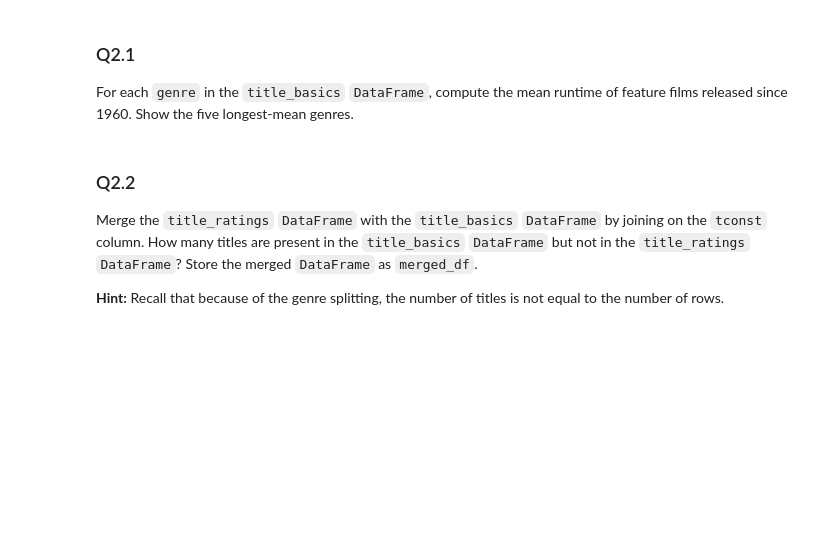
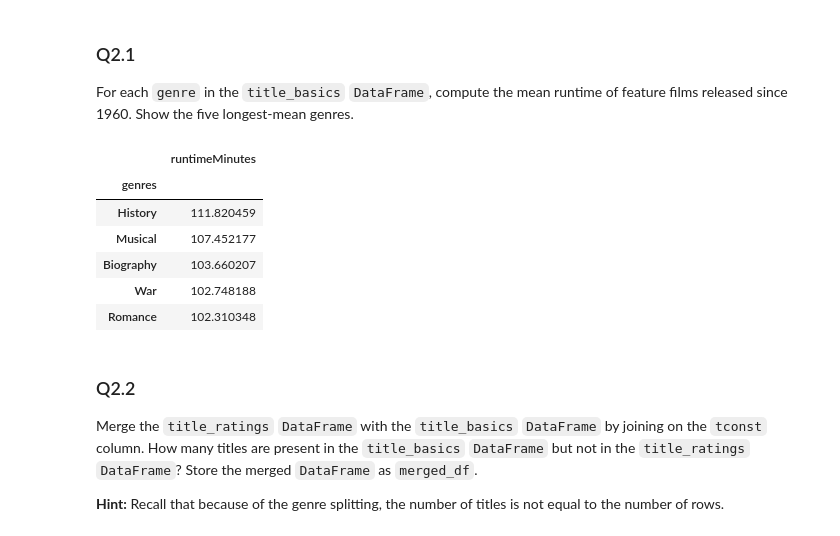
Before and after one commit to kyzyc/CS189_2025Fall_GA_Template, a Jupyter notebook: disc/disc1/disc1_notebook.ipynb, the cells around one changed output. Cells and saved outputs as stored; diff of their text form; code cells hidden in the pictures; blank space fills up the shorter version.

```diff
--- a/disc/disc1/disc1_notebook.ipynb
+++ b/disc/disc1/disc1_notebook.ipynb
@@ -306,6 +336,20 @@ Show the five longest-mean genres.
 # %%
 
 # YOUR CODE HERE
+feature_films_1960 = title_basics[(title_basics['titleType'] == 'movie') &
+                                  (title_basics['year'] >= 1960)]
+
+
+display(feature_films_1960.groupby('genres')[['runtimeMinutes']].mean().
+        sort_values(by='runtimeMinutes', ascending=False)[:5])
+# %% [output]
+|  | runtimeMinutes |
+| genres |  |
+| History | 111.820459 |
+| Musical | 107.452177 |
+| Biography | 103.660207 |
+| War | 102.748188 |
+| Romance | 102.310348 |
 # %% [markdown]
 ### Q2.2
 
```
Also changed, not shown: parts of 10 cells of this notebook.
